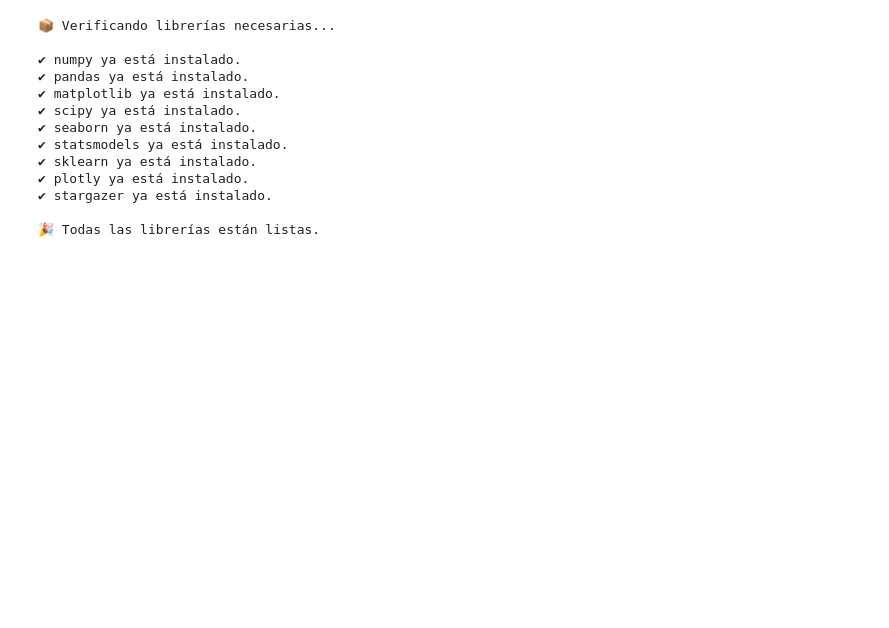
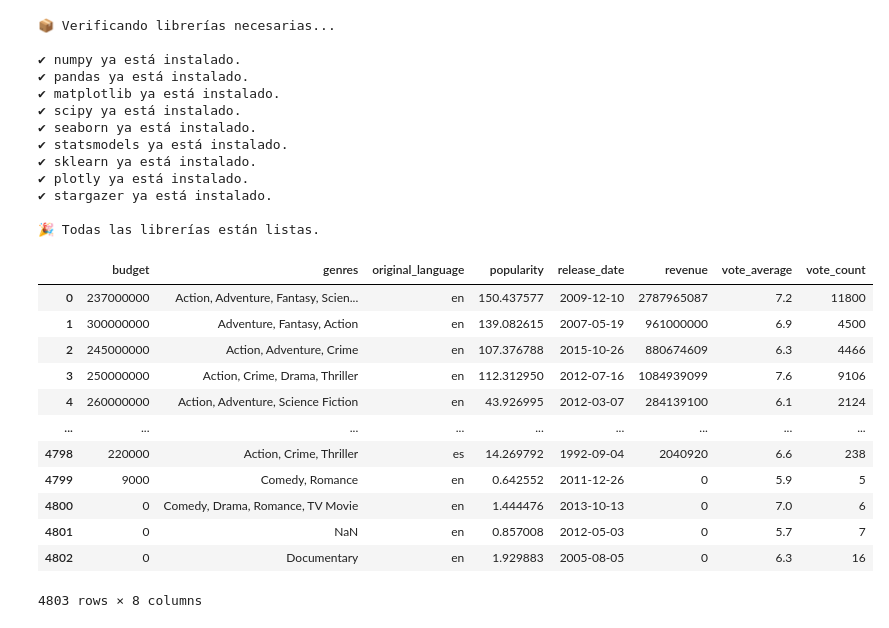
Before and after one commit to ShawnFRS/trabajos-marketing, a Jupyter notebook: trabajo 1/trabajo1.ipynb, the cells around one changed output. Cells and saved outputs as stored; diff of their text form; code cells hidden in the pictures; blank space fills up the shorter version.

```diff
--- a/trabajo 1/trabajo1.ipynb
+++ b/trabajo 1/trabajo1.ipynb
@@ -58,0 +101,16 @@ print("\n🎉 Todas las librerías están listas.")
+# %%
+df1
+# %% [output]
+|  | budget | genres | original_language | popularity | release_date | revenue | vote_average | vote_count |
+| 0 | 237000000 | Action, Adventure, Fantasy, Scien... | en | 150.437577 | 2009-12-10 | 2787965087 | 7.2 | 11800 |
+| 1 | 300000000 | Adventure, Fantasy, Action | en | 139.082615 | 2007-05-19 | 961000000 | 6.9 | 4500 |
+| 2 | 245000000 | Action, Adventure, Crime | en | 107.376788 | 2015-10-26 | 880674609 | 6.3 | 4466 |
+| 3 | 250000000 | Action, Crime, Drama, Thriller | en | 112.312950 | 2012-07-16 | 1084939099 | 7.6 | 9106 |
+| 4 | 260000000 | Action, Adventure, Science Fiction | en | 43.926995 | 2012-03-07 | 284139100 | 6.1 | 2124 |
+| ... | ... | ... | ... | ... | ... | ... | ... | ... |
+| 4798 | 220000 | Action, Crime, Thriller | es | 14.269792 | 1992-09-04 | 2040920 | 6.6 | 238 |
+| 4799 | 9000 | Comedy, Romance | en | 0.642552 | 2011-12-26 | 0 | 5.9 | 5 |
+| 4800 | 0 | Comedy, Drama, Romance, TV Movie | en | 1.444476 | 2013-10-13 | 0 | 7.0 | 6 |
+| 4801 | 0 | NaN | en | 0.857008 | 2012-05-03 | 0 | 5.7 | 7 |
+| 4802 | 0 | Documentary | en | 1.929883 | 2005-08-05 | 0 | 6.3 | 16 |
+4803 rows × 8 columns
```
Also changed, not shown: parts of 6 cells of this notebook.
